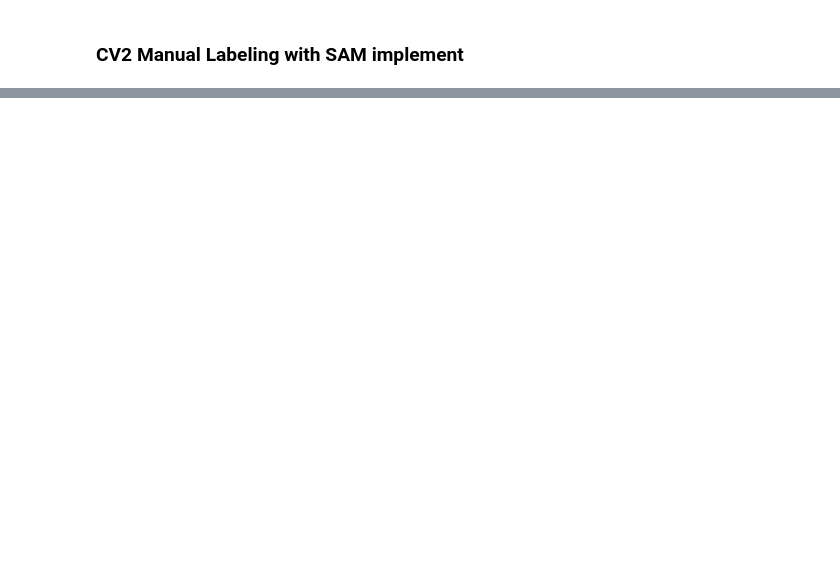
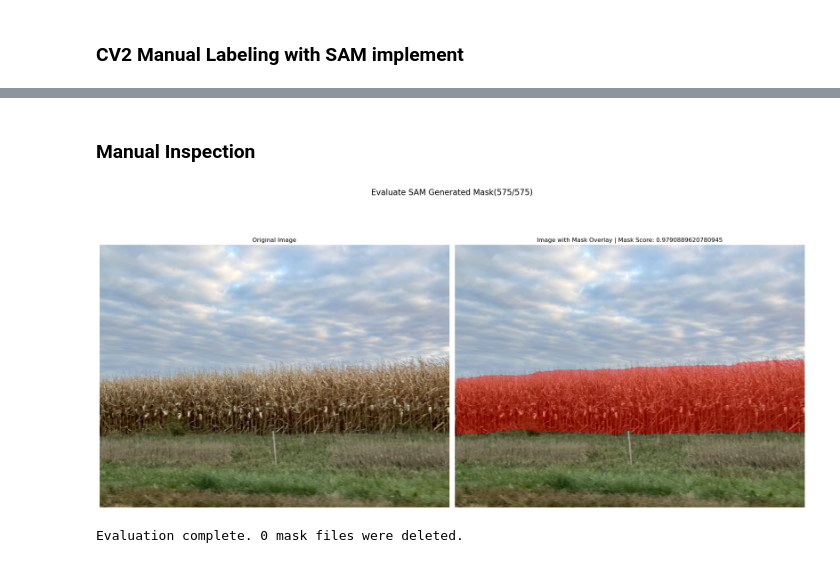
Before and after one commit to hanxLi/streetview_crop_classification, a Jupyter notebook: notebook/SAM2_manual_labeling.ipynb, the cells around one changed output, grey strips where cells are left out. Cells and saved outputs as stored; diff of their text form; code cells hidden in the pictures; blank space fills up the shorter version.

```diff
--- a/notebook/SAM2_manual_labeling.ipynb
+++ b/notebook/SAM2_manual_labeling.ipynb
@@ -55,3 +74,8 @@ mask_gdf.head()
+# %% [markdown]
+### Manual Inspection
 # %%
 # %matplotlib inline
-evaluate_img_mask_pair(mask_gdf, mask_fld_path)
+evaluate_img_mask_pair(mask_gdf, mask_fld_path, continue_index=573)
+# %% [output]
+[figure, added]
+Evaluation complete. 0 mask files were deleted.
```
Also changed, not shown: parts of 17 cells of this notebook, 4 other files.
